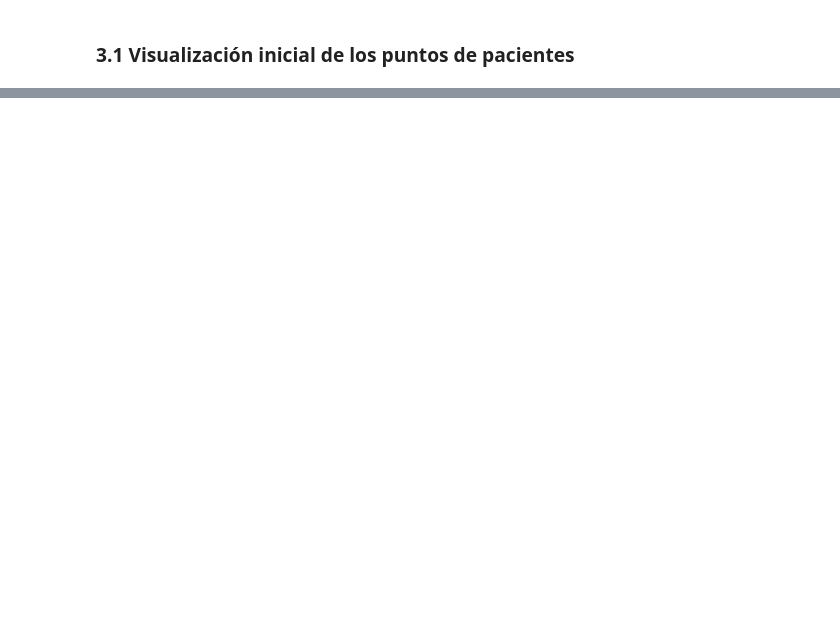
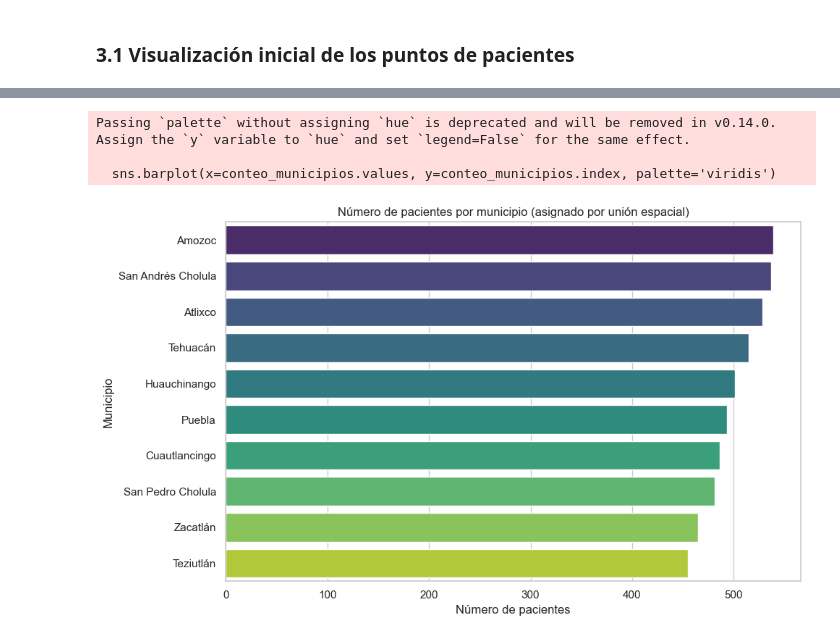
Before and after one commit to BR1ANJ3Sus3B/ICBD_9A_IDGS_PRACTICAS-230308-BrianJesus-Mendoza-Marquez, a Jupyter notebook: Practica06-Brian/Brian_Jesus-Mendoza-Marquez.ipynb, the cells around one changed output, grey strips where cells are left out. Cells and saved outputs as stored; diff of their text form; code cells hidden in the pictures; blank space fills up the shorter version.

Commit message:
Practica06
Mapa coropletico por municipio numero de pacientes

```diff
--- a/Practica06-Brian/Brian_Jesus-Mendoza-Marquez.ipynb
+++ b/Practica06-Brian/Brian_Jesus-Mendoza-Marquez.ipynb
@@ -153,0 +169,9 @@ pacientes_gdf.head()
+# %%
+pacientes_join = gpd.sjoin(pacientes_gdf, municipios_gdf, how='left', predicate='within')
+pacientes_join = pacientes_join.rename(columns={'municipio_poligono': 'municipio_objetivo'})
+pacientes_join = pacientes_join.drop(columns=['index_right'])
+
+print("Pacientes sin municipio asignado (fuera de todos los polígonos):",
+      pacientes_join['municipio_objetivo'].isnull().sum())
+
+pacientes_join[['ID_Paciente', 'Municipio', 'municipio_objetivo', 'Latitud', 'Longitud']].head(10)
@@ -153,0 +202,13 @@ pacientes_gdf.head()
+# %%
+dataset_modelado = pacientes_join[['Latitud', 'Longitud', 'municipio_objetivo']].dropna().reset_index(drop=True)
+
+# Confirmar que ninguna columna de ubicación directa está entre los predictores
+columnas_prohibidas = {'Municipio', 'Localidad', 'Region', 'municipio_objetivo'}
+X = dataset_modelado[['Latitud', 'Longitud']]
+y = dataset_modelado['municipio_objetivo']
+
+assert not columnas_prohibidas.intersection(set(X.columns)), "El modelo no debe usar etiquetas de ubicación como entrada"
+print("Variables predictoras (X):", list(X.columns))
+print("Variable objetivo (y): municipio_objetivo")
+print(f"\nTotal de registros para modelado: {len(dataset_modelado)}")
+dataset_modelado.head()
@@ -153,0 +228,6 @@ pacientes_gdf.head()
+# %%
+conteo_municipios = dataset_modelado['municipio_objetivo'].value_counts()
+print("Ranking de municipios con MAYOR concentración de pacientes:")
+print(conteo_municipios.head(10))
+print("\nMunicipios con MENOR concentración de pacientes (dentro de los presentes):")
+print(conteo_municipios.tail(10))
@@ -153,0 +252,13 @@ pacientes_gdf.head()
+# %%
+plt.figure(figsize=(10, 6))
+sns.barplot(x=conteo_municipios.values, y=conteo_municipios.index, palette='viridis')
+plt.title('Número de pacientes por municipio (asignado por unión espacial)')
+plt.xlabel('Número de pacientes')
+plt.ylabel('Municipio')
+plt.tight_layout()
+plt.show()
+# %% [output]
+Passing `palette` without assigning `hue` is deprecated and will be removed in v0.14.0. Assign the `y` variable to `hue` and set `legend=False` for the same effect.
+
+  sns.barplot(x=conteo_municipios.values, y=conteo_municipios.index, palette='viridis')
+[figure, added]
```
Also changed, not shown: parts of 17 cells of this notebook.
